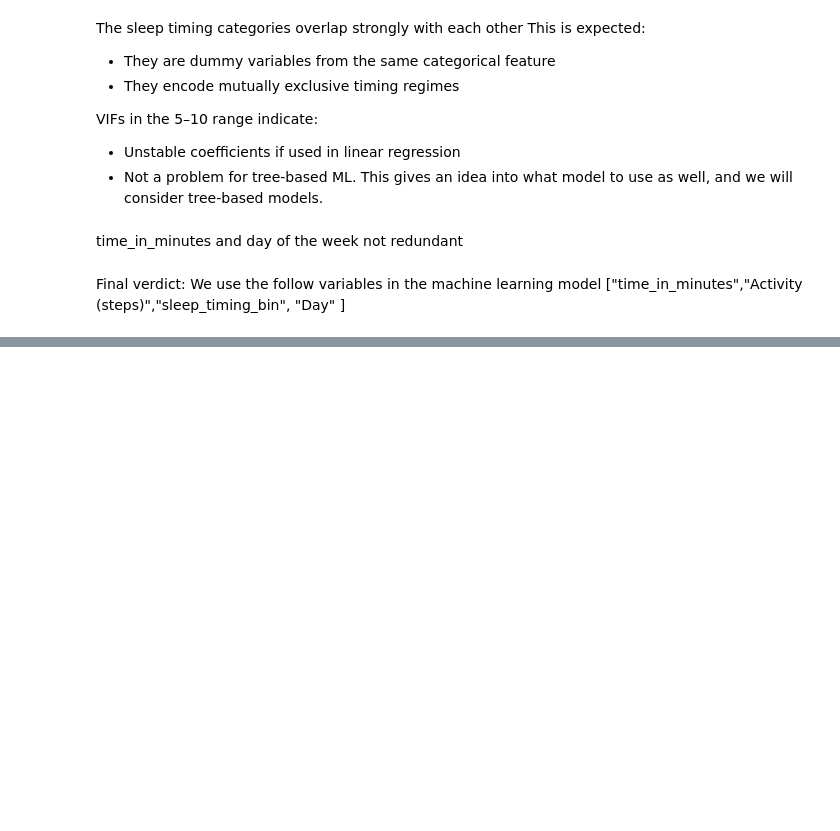
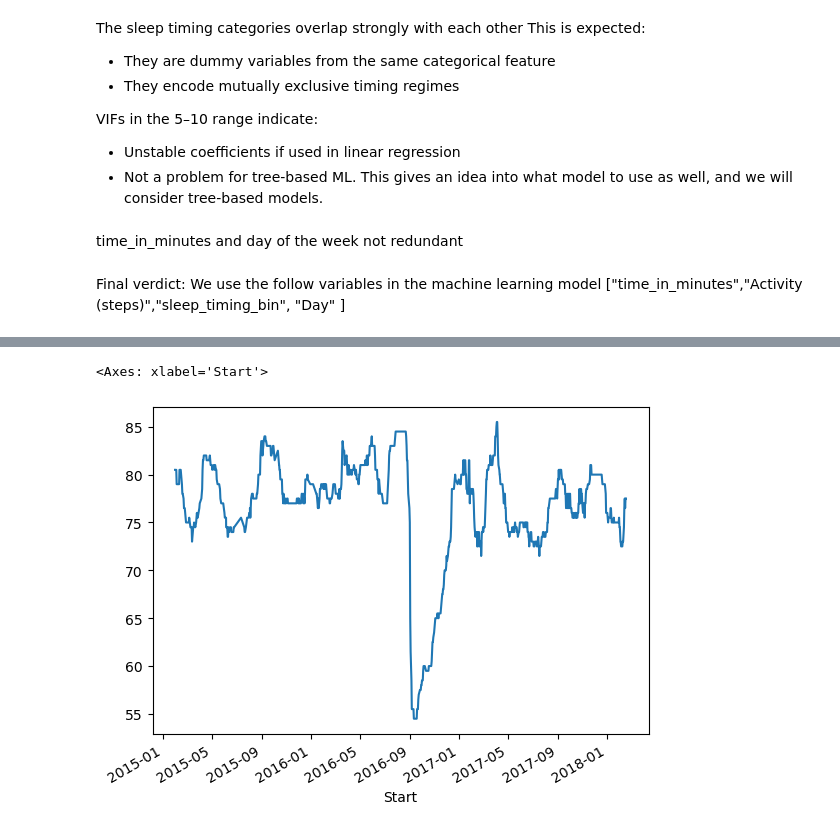
Before and after one commit to darasiemi/sleep-quality-prediction, a Jupyter notebook: EDA/EDA_notebook.ipynb, the cells around one changed output, grey strips where cells are left out. Saved outputs shown, nothing was run; the diff lists cells and outputs as text; code cells hidden in the pictures; blank space fills up the shorter version.

```diff
--- a/EDA/EDA_notebook.ipynb
+++ b/EDA/EDA_notebook.ipynb
@@ -457,3 +458,5 @@ VIFs in the 5–10 range indicate:
 time_in_minutes and day of the week not redundant
 # %% [markdown]
 Final verdict: We use the follow variables in the machine learning model ["time_in_minutes","Activity (steps)","sleep_timing_bin", "Day" ]
+# %%
+df = df.drop(columns=["dow", "Wake up", "Sleep Notes", "Heart rate"])
@@ -459,0 +483,6 @@ Final verdict: We use the follow variables in the machine learning model ["time_
+# %%
+df = df.sort_values("Start")
+df.set_index("Start")["Sleep quality"].rolling(30).median().plot()
+# %% [output]
+<Axes: xlabel='Start'>
+[figure, added]
```
Also changed, not shown: parts of 10 cells of this notebook, 3 other files.
